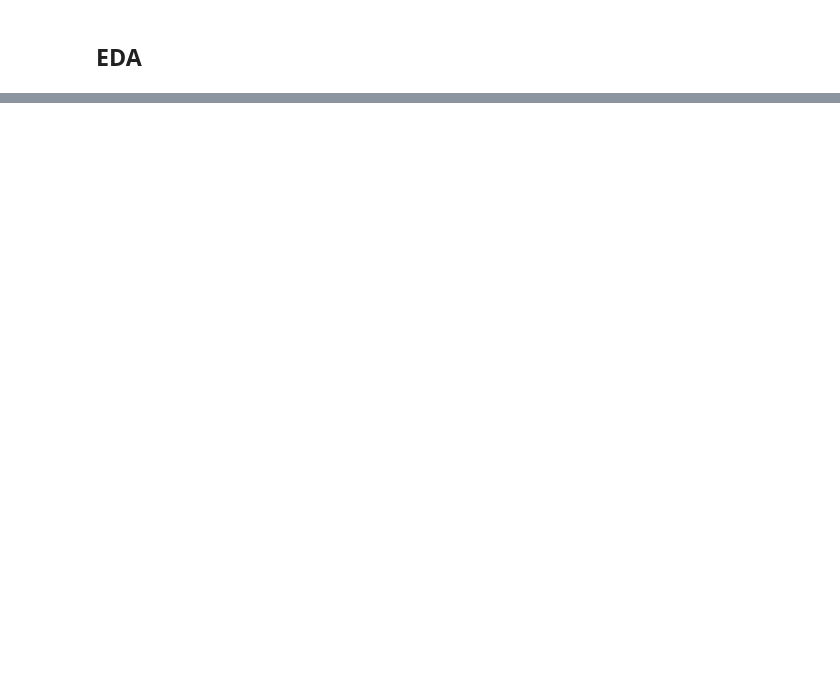
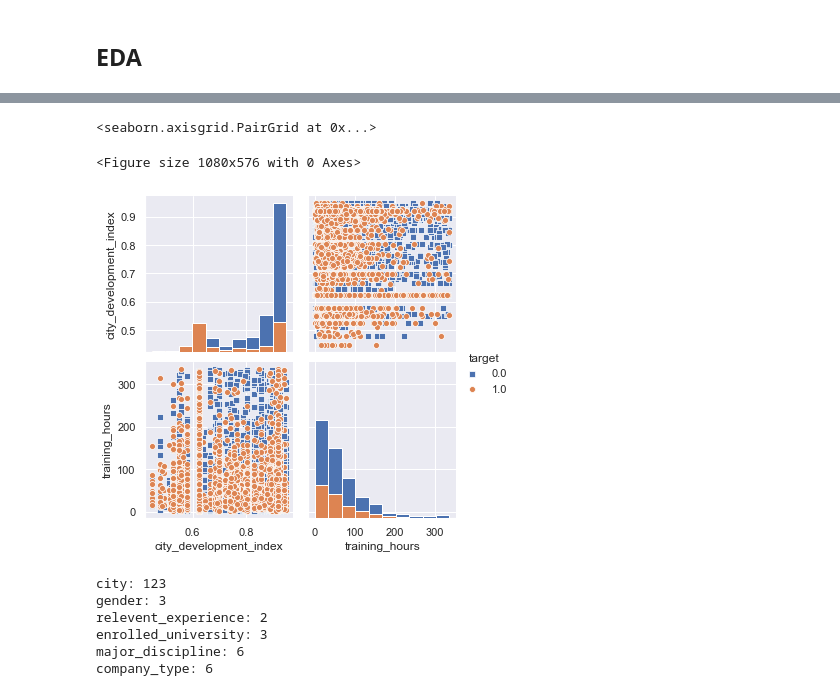
Before and after one commit to Satyaki9207/kaggle_HR_analytics, a Jupyter notebook: HR_Analytics.ipynb, the cells around one changed output, grey strips where cells are left out. Saved outputs shown, nothing was run; the diff lists cells and outputs as text; code cells hidden in the pictures; blank space fills up the shorter version.

Commit message:
completed end to end project and improved visualizations

```diff
--- a/HR_Analytics.ipynb
+++ b/HR_Analytics.ipynb
@@ -182,0 +223,3 @@ dtype: object
+# %%
+hr_train['company_size'].fillna(method='bfill',inplace=True)
+hr_test['company_size'].fillna(method='bfill',inplace=True)
@@ -182,0 +238,3 @@ dtype: object
+# %%
+hr_train['company_type'].fillna('Pvt Ltd',inplace=True)
+hr_test['company_type'].fillna('Pvt Ltd',inplace=True)
@@ -182,0 +253,6 @@ dtype: object
+# %%
+hr_train['last_new_job'].fillna(method='ffill',inplace=True)
+hr_test['last_new_job'].fillna(method='ffill',inplace=True)
+# %%
+hr_train.dropna(inplace=True)
+hr_train.isnull().sum()
@@ -278,0 +298,18 @@ From the above plots it is evident that higher training hours lead to employee a
+# %%
+plt.figure(figsize=(15,8))
+sns.pairplot(hr_train,hue='target',markers=['s','o'],diag_kind='hist')
+# %% [output]
+<seaborn.axisgrid.PairGrid at 0x...>
+<Figure size 1080x576 with 0 Axes>
+[figure, added]
+# %%
+# checking cardinality of the categorical columns
+for col in cat_cols:
+    print(f'{col}: {hr_train[col].nunique()}')
+# %% [output]
+city: 123
+gender: 3
+relevent_experience: 2
+enrolled_university: 3
+major_discipline: 6
+company_type: 6
```
Also changed, not shown: parts of 88 cells of this notebook.
